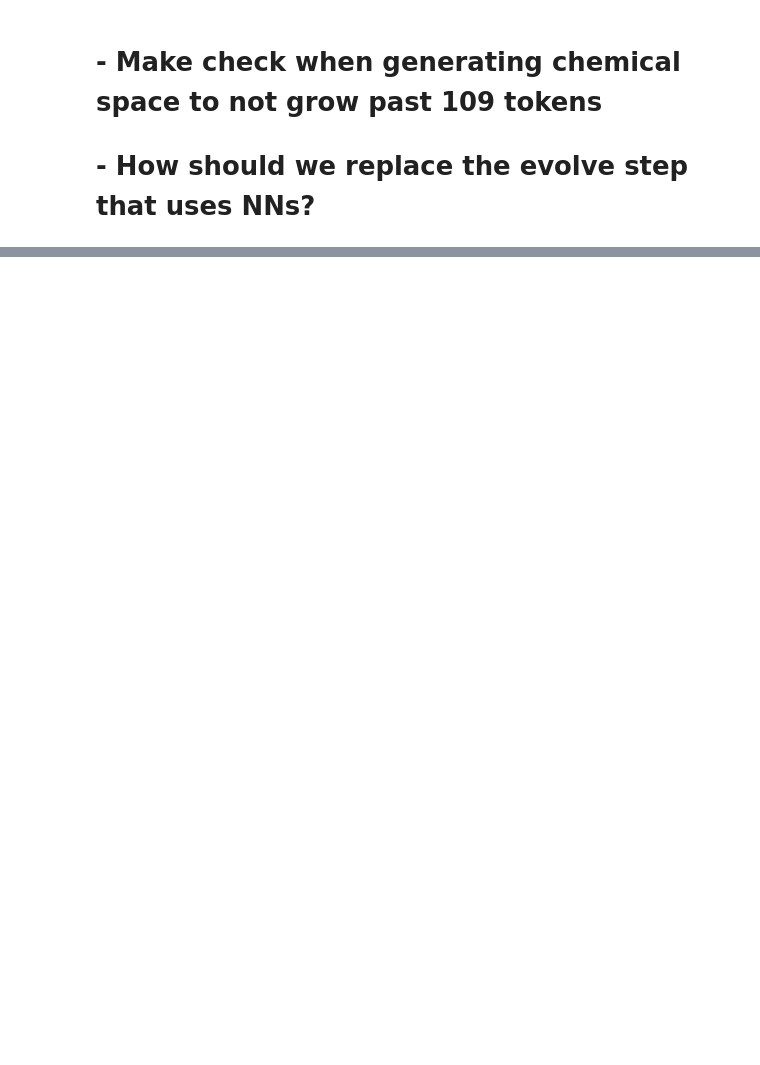
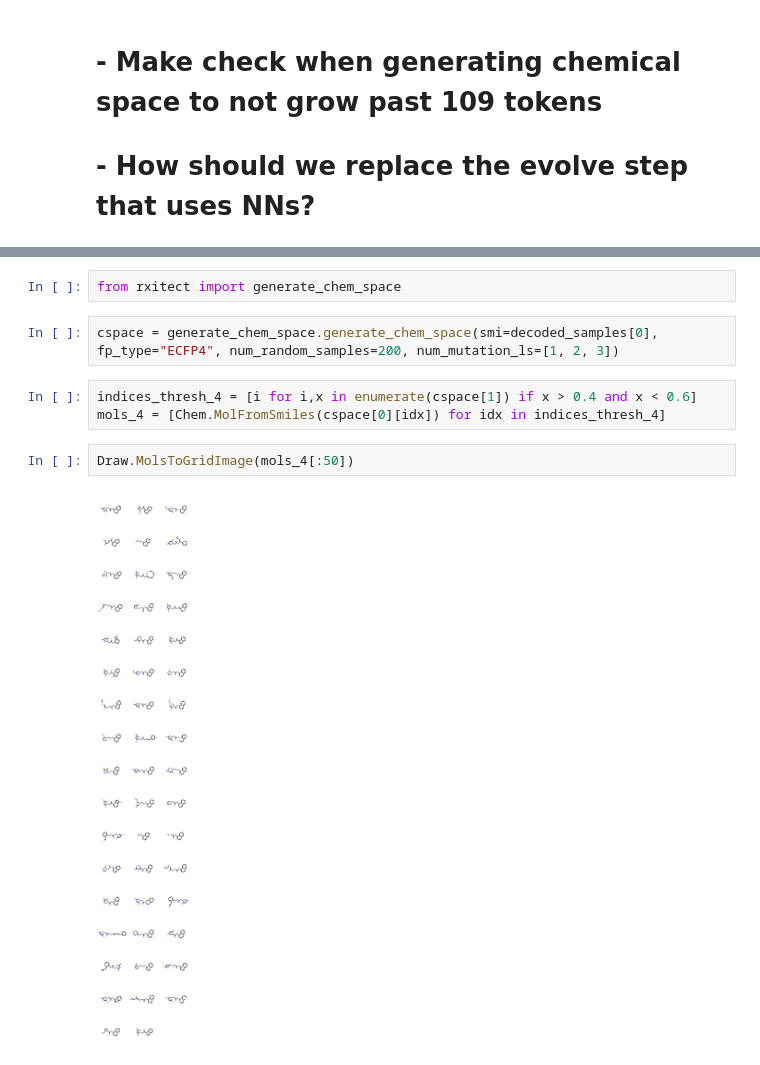
Before and after one commit to jcathalina/Rxitect, a Jupyter notebook: notebooks/Untitled.ipynb, the cells around one changed output, grey strips where cells are left out. Saved outputs shown, nothing was run; the diff lists cells and outputs as text; blank space fills up the shorter version.

```diff
--- a/notebooks/Untitled.ipynb
+++ b/notebooks/Untitled.ipynb
@@ -49,0 +50,11 @@ np.std(lengths)
+# %%
+from rxitect import generate_chem_space
+# %%
+cspace = generate_chem_space.generate_chem_space(smi=decoded_samples[0], fp_type="ECFP4", num_random_samples=200, num_mutation_ls=[1, 2, 3])
+# %%
+indices_thresh_4 = [i for i,x in enumerate(cspace[1]) if x > 0.4 and x < 0.6]
+mols_4 = [Chem.MolFromSmiles(cspace[0][idx]) for idx in indices_thresh_4]
+# %%
+Draw.MolsToGridImage(mols_4[:50])
+# %% [output]
+[figure, added]
```
Also changed, not shown: parts of 14 cells of this notebook, 10 other files.
